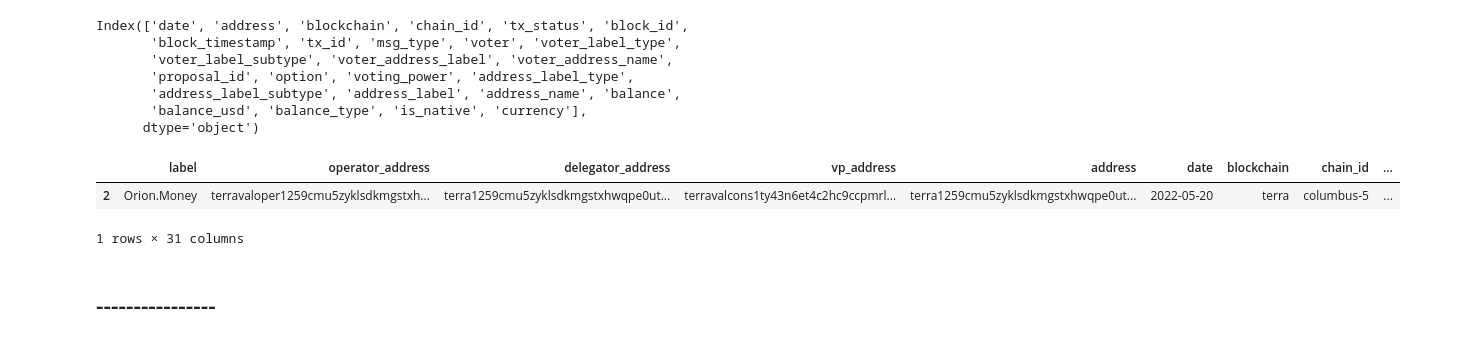
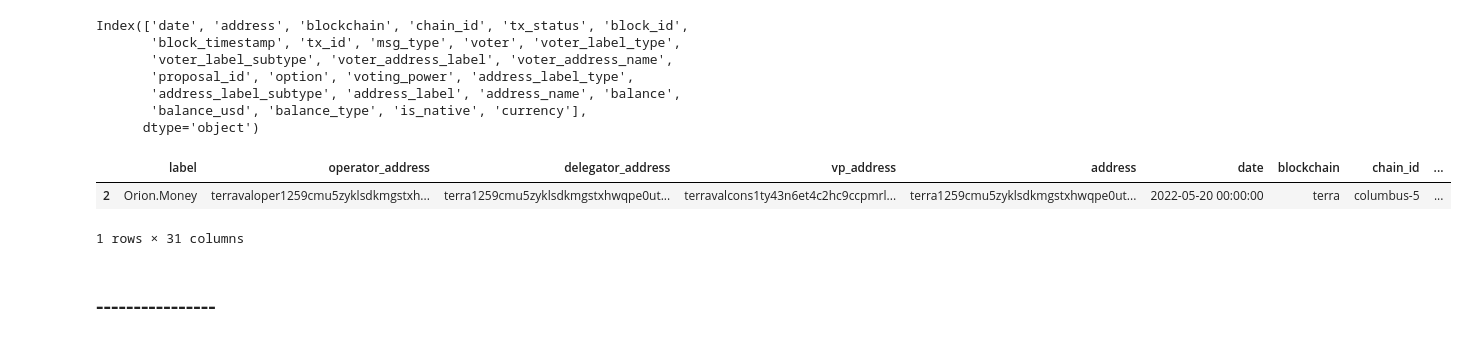
Before and after one commit to IncioMan/terra-rebirth, a Jupyter notebook: notebooks/terra-vote.ipynb, the cells around one changed output. Drawn from its saved outputs; the diff is of its cells as text; code cells hidden in the pictures.

Commit message:
date

```diff
--- a/notebooks/terra-vote.ipynb
+++ b/notebooks/terra-vote.ipynb
@@ -79,12 +79,12 @@ Index(['date', 'address', 'blockchain', 'chain_id', 'tx_status', 'block_id',
 # %%
 valid_final = valid.merge(votes.drop(columns=['voting_power']),on='address')\
                    .merge(valid_vp.drop(columns=['address','date']), on=['vp_address'])
 valid_final['balance'] = valid_final.voting_power
-valid_final['date']
+valid_final['date'] = valid_final['date']+' 00:00:00'
 valid_final[valid_final.address=='terra1259cmu5zyklsdkmgstxhwqpe0utfe5hhyygjdc']
 # %% [output]
 |  | label | operator_address | delegator_address | vp_address | address | date | blockchain | chain_id | ... |
-| 2 | Orion.Money | terravaloper1259cmu5zyklsdkmgstxh... | terra1259cmu5zyklsdkmgstxhwqpe0ut... | terravalcons1ty43n6et4c2hc9ccpmrl... | terra1259cmu5zyklsdkmgstxhwqpe0ut... | 2022-05-20 | terra | columbus-5 | ... |
+| 2 | Orion.Money | terravaloper1259cmu5zyklsdkmgstxh... | terra1259cmu5zyklsdkmgstxhwqpe0ut... | terravalcons1ty43n6et4c2hc9ccpmrl... | terra1259cmu5zyklsdkmgstxhwqpe0ut... | 2022-05-20 00:00:00 | terra | columbus-5 | ... |
 1 rows × 31 columns
 # %% [markdown]
 ## ----------------
```
Also changed, not shown: parts of 3 cells of this notebook, 2 other files.
